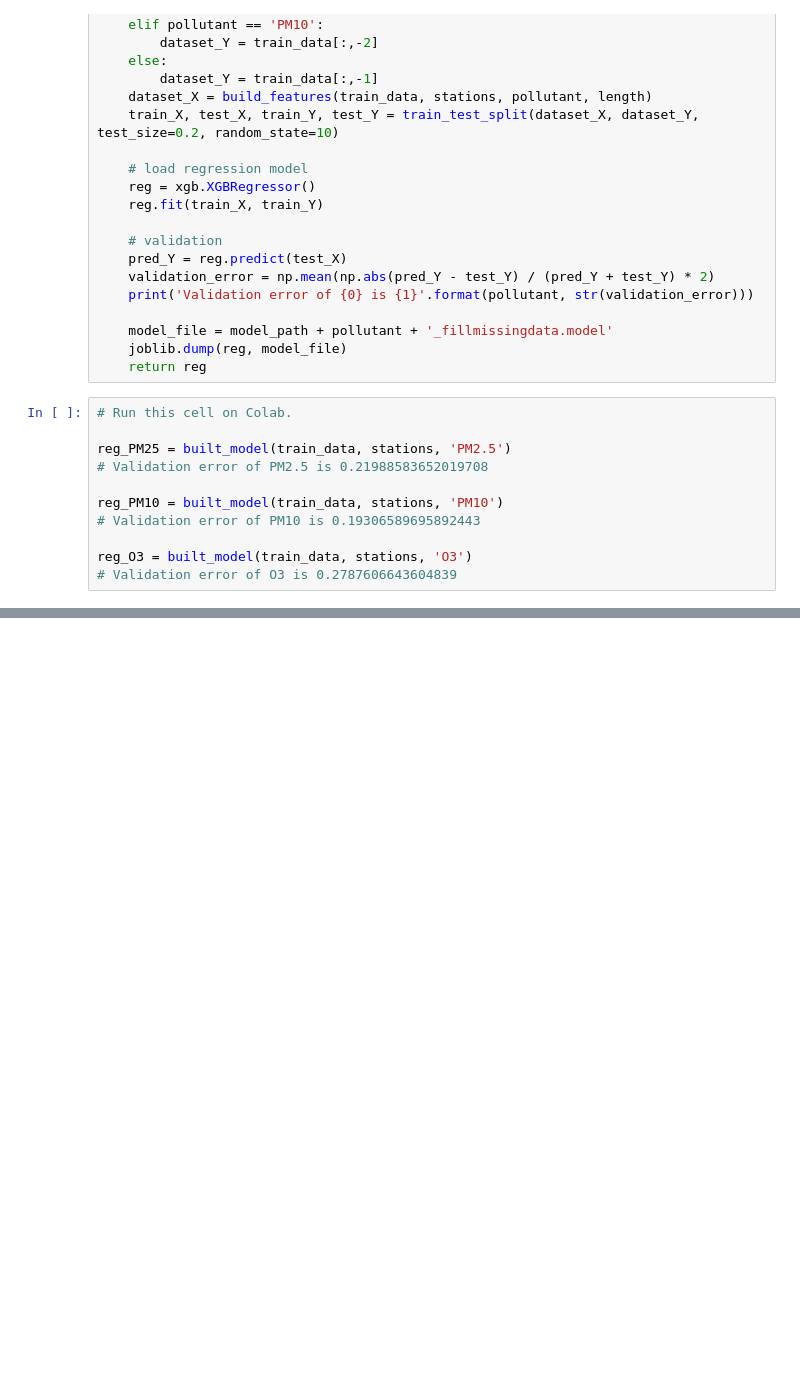
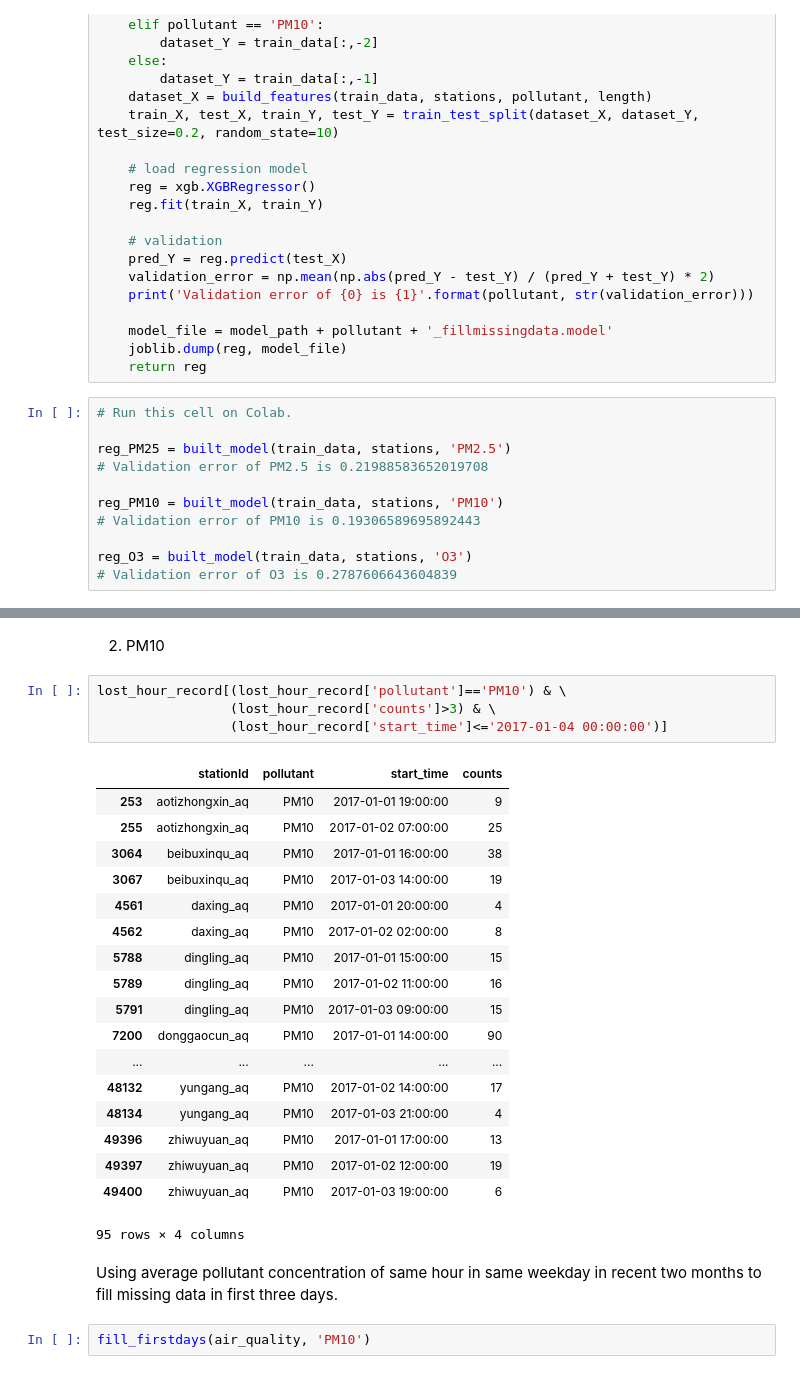
Before and after one commit to JulieYao0754/5002_GroupProject, a Jupyter notebook: Air_Quality_Preprocessing.ipynb, the cells around one changed output, grey strips where cells are left out. Drawn from its saved outputs; the diff is of its cells as text; blank space fills up the shorter version.

```diff
--- a/Air_Quality_Preprocessing.ipynb
+++ b/Air_Quality_Preprocessing.ipynb
@@ -587,0 +649,29 @@ reg_O3 = built_model(train_data, stations, 'O3')
+# %% [markdown]
+2. PM10
+# %%
+lost_hour_record[(lost_hour_record['pollutant']=='PM10') & \
+                 (lost_hour_record['counts']>3) & \
+                 (lost_hour_record['start_time']<='2017-01-04 00:00:00')]
+# %% [output]
+|  | stationId | pollutant | start_time | counts |
+| 253 | aotizhongxin_aq | PM10 | 2017-01-01 19:00:00 | 9 |
+| 255 | aotizhongxin_aq | PM10 | 2017-01-02 07:00:00 | 25 |
+| 3064 | beibuxinqu_aq | PM10 | 2017-01-01 16:00:00 | 38 |
+| 3067 | beibuxinqu_aq | PM10 | 2017-01-03 14:00:00 | 19 |
+| 4561 | daxing_aq | PM10 | 2017-01-01 20:00:00 | 4 |
+| 4562 | daxing_aq | PM10 | 2017-01-02 02:00:00 | 8 |
+| 5788 | dingling_aq | PM10 | 2017-01-01 15:00:00 | 15 |
+| 5789 | dingling_aq | PM10 | 2017-01-02 11:00:00 | 16 |
+| 5791 | dingling_aq | PM10 | 2017-01-03 09:00:00 | 15 |
+| 7200 | donggaocun_aq | PM10 | 2017-01-01 14:00:00 | 90 |
+| ... | ... | ... | ... | ... |
+| 48132 | yungang_aq | PM10 | 2017-01-02 14:00:00 | 17 |
+| 48134 | yungang_aq | PM10 | 2017-01-03 21:00:00 | 4 |
+| 49396 | zhiwuyuan_aq | PM10 | 2017-01-01 17:00:00 | 13 |
+| 49397 | zhiwuyuan_aq | PM10 | 2017-01-02 12:00:00 | 19 |
+| 49400 | zhiwuyuan_aq | PM10 | 2017-01-03 19:00:00 | 6 |
+95 rows × 4 columns
+# %% [markdown]
+Using average pollutant concentration of same hour in same weekday in recent two months to fill missing data in first three days.
+# %%
+fill_firstdays(air_quality, 'PM10')
```
Also changed, not shown: parts of 35 cells of this notebook, 1 other file.
